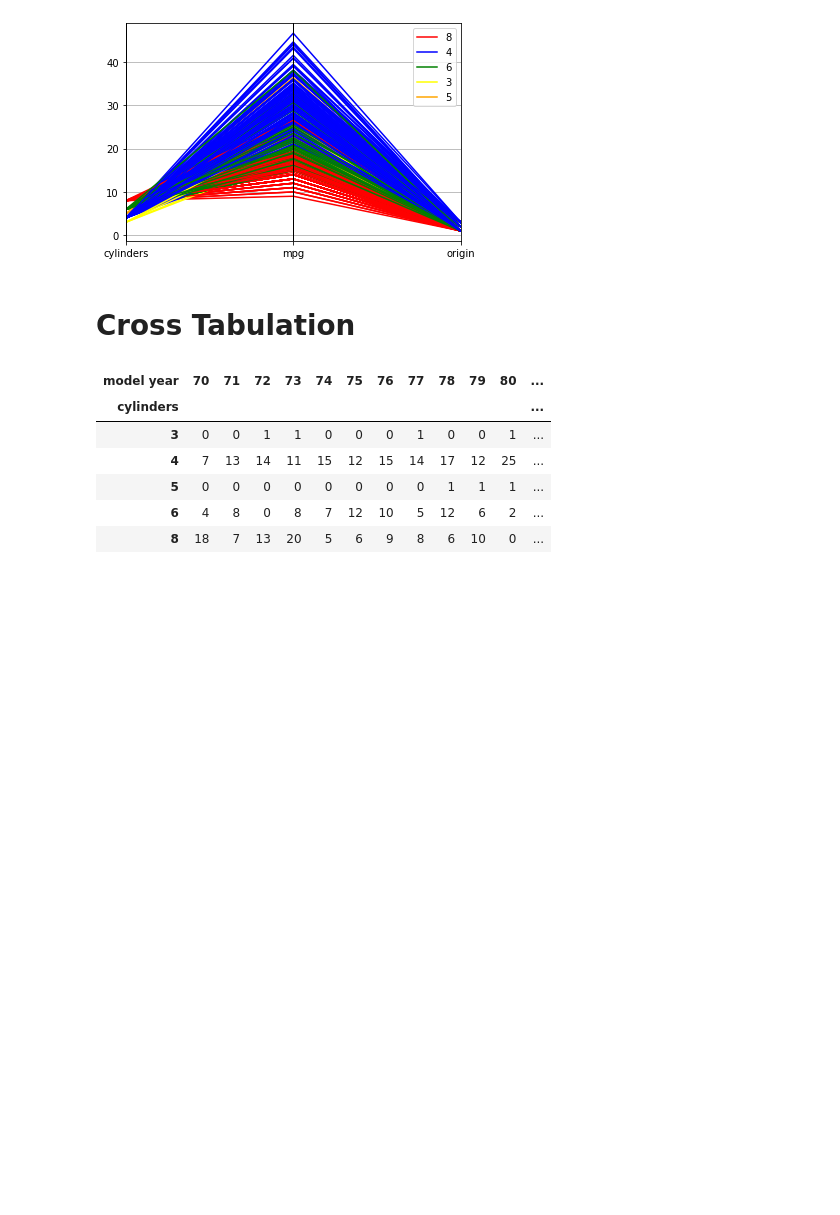
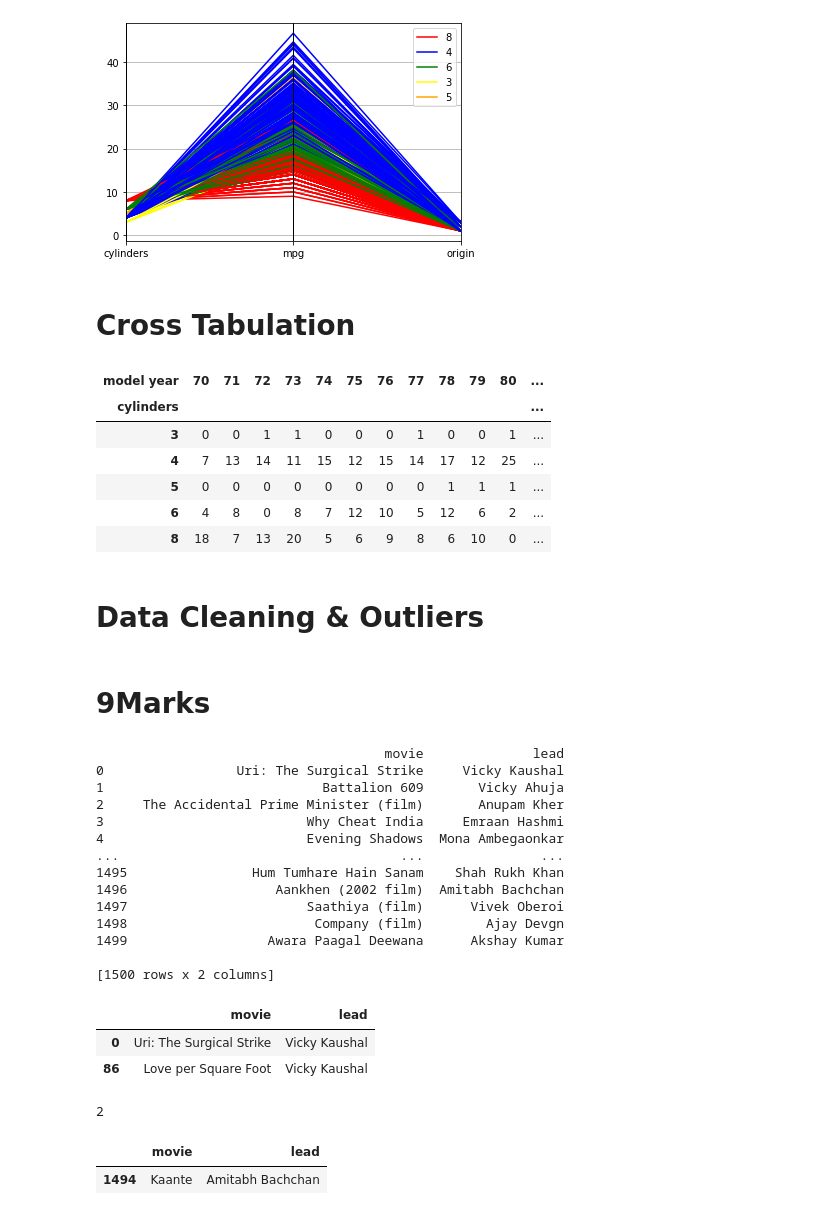
Before and after one commit to Suparshv/FCSP-2, a Jupyter notebook: CH1_1.ipynb, the cells around one changed output. Saved outputs shown, nothing was run; the diff lists cells and outputs as text; code cells hidden in the pictures; blank space fills up the shorter version.

```diff
--- a/CH1_1.ipynb
+++ b/CH1_1.ipynb
@@ -568,3 +568,39 @@ pd.crosstab(dataset['cylinders'],dataset['model year'],rownames=['cylinders'],co
 | 5 | 0 | 0 | 0 | 0 | 0 | 0 | 0 | 0 | 1 | 1 | 1 | ... |
 | 6 | 4 | 8 | 0 | 8 | 7 | 12 | 10 | 5 | 12 | 6 | 2 | ... |
 | 8 | 18 | 7 | 13 | 20 | 5 | 6 | 9 | 8 | 6 | 10 | 0 | ... |
+# %% [markdown]
+# Data Cleaning & Outliers
+# %% [markdown]
+# 9Marks
+# %%
+import pandas as pd
+bollywood=pd.read_csv("bollywood.csv")
+print(bollywood)
+# %% [output]
+                                     movie              lead
+0                 Uri: The Surgical Strike     Vicky Kaushal
+1                            Battalion 609       Vicky Ahuja
+2     The Accidental Prime Minister (film)       Anupam Kher
+3                          Why Cheat India     Emraan Hashmi
+4                          Evening Shadows  Mona Ambegaonkar
+...                                    ...               ...
+1495                Hum Tumhare Hain Sanam    Shah Rukh Khan
+1496                   Aankhen (2002 film)  Amitabh Bachchan
+1497                       Saathiya (film)      Vivek Oberoi
+1498                        Company (film)        Ajay Devgn
+1499                  Awara Paagal Deewana      Akshay Kumar
+
+[1500 rows x 2 columns]
+|  | movie | lead |
+| 0 | Uri: The Surgical Strike | Vicky Kaushal |
+| 86 | Love per Square Foot | Vicky Kaushal |
+# %%
+bollywood[bollywood['lead']=='Vicky Kaushal'].shape[0]#shape=0 row & shape=1 column
+# %% [output]
+2
+# %%
+bollywood[bollywood['movie']=='Kaante']
+# or bollywood[bollywood['movie']=='Kaante']['lead']
+# %% [output]
+|  | movie | lead |
+| 1494 | Kaante | Amitabh Bachchan |
```
Also changed, not shown: parts of 16 cells of this notebook.
